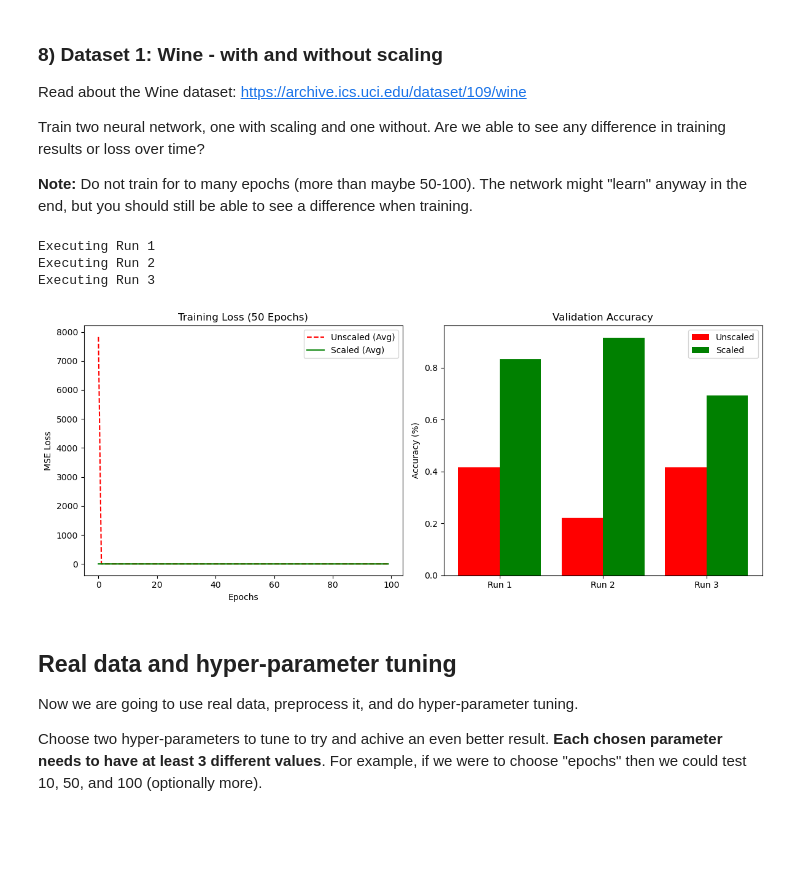
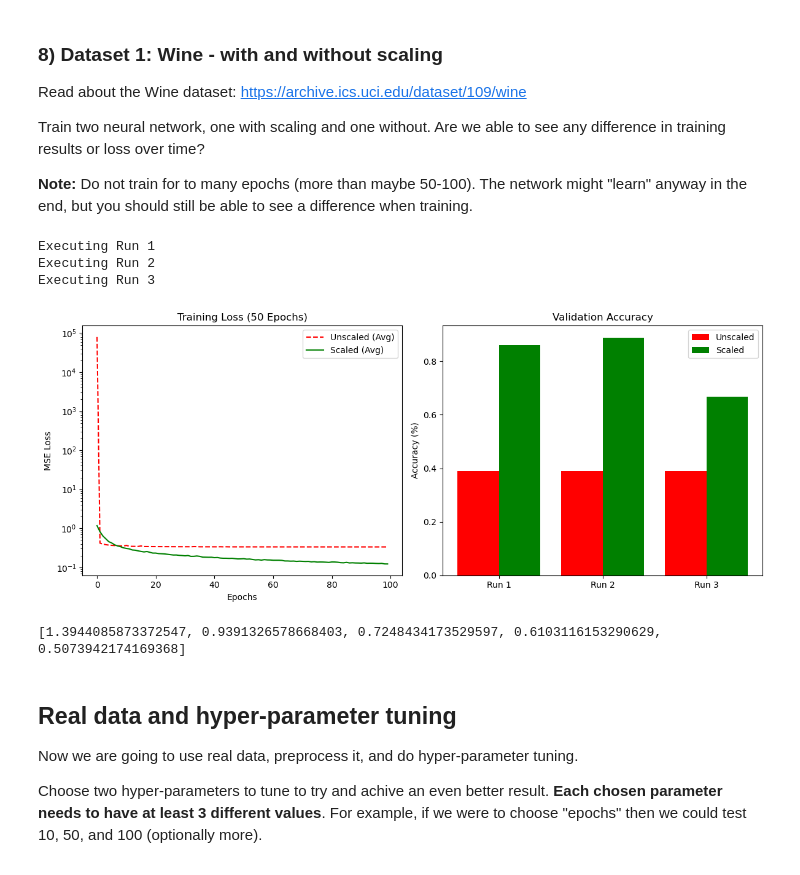
Before and after one commit to EdiOne07/Neural_Network, a Jupyter notebook: ML-Assignment 3/ML-Assignment 3 - Student names.ipynb, the cells around one changed output. Cells and saved outputs as stored; diff of their text form; code cells hidden in the pictures; blank space fills up the shorter version.

Commit message:
uppdated plot visualization

```diff
--- a/ML-Assignment 3/ML-Assignment 3 - Student names.ipynb
+++ b/ML-Assignment 3/ML-Assignment 3 - Student names.ipynb
@@ -431,7 +431,7 @@ for i in range(3):
     print(f"Executing Run {i+1} ")
 
     indices=np.arange(len(x))
-    idx_train,idx_val=train_test_split(indices,test_size=0.2)
+    idx_train,idx_val=train_test_split(indices,test_size=0.2 , random_state=42)
 
     # split into train and validation sets
     x_train,x_val=x[idx_train],x[idx_val]
@@ -461,37 +461,38 @@ for i in range(3):
 
     # calculate validation accuracy
     final_acc_unscaled.append(calc_acc(neural_network_unscaled,x_val,y_val))
     final_acc_scaled.append(calc_acc(neural_network_scaled,x_val_s,y_val))
 
 plt.figure(figsize=(12, 5))
 
 plt.subplot(1, 2, 1)
 plt.plot(np.mean(all_unscaled_loss, axis=0), label='Unscaled (Avg)', color='red', linestyle='--')
 plt.plot(np.mean(all_scaled_loss, axis=0), label='Scaled (Avg)', color='green')
+plt.yscale('log')
 plt.title('Training Loss (50 Epochs)')
 plt.xlabel('Epochs')
 plt.ylabel('MSE Loss')
+#plt.ylim(0,1)
 plt.legend()
 plt.subplot(1, 2, 2)
 labels = ['Run 1', 'Run 2', 'Run 3']
 x = np.arange(len(labels))
 plt.bar(x - 0.2, final_acc_unscaled, 0.4, label='Unscaled', color='red')
 plt.bar(x + 0.2, final_acc_scaled, 0.4, label='Scaled', color='green')
 plt.xticks(x, labels)
 plt.ylabel('Accuracy (%)')
 plt.title('Validation Accuracy')
 plt.legend()
 
 plt.tight_layout()
 plt.show()
-# TODO: Plot the results with matplotlib (plt)
-# NOTE: One combined lineplot with the scaling and one without the scaling, 2 plots in total.
-# NOTE: Plot both the accuracy and the loss!
+print(all_scaled_loss[0][:5]) # Printing the first 5 loss values of the first run for scaled data to verify the results.
 # %% [output]
 Executing Run 1
 Executing Run 2
 Executing Run 3
-[figure, old version]
+[figure, new version]
+[1.3944085873372547, 0.9391326578668403, 0.7248434173529597, 0.6103116153290629, 0.5073942174169368]
 # %% [markdown]
 ## Real data and hyper-parameter tuning
 
```
